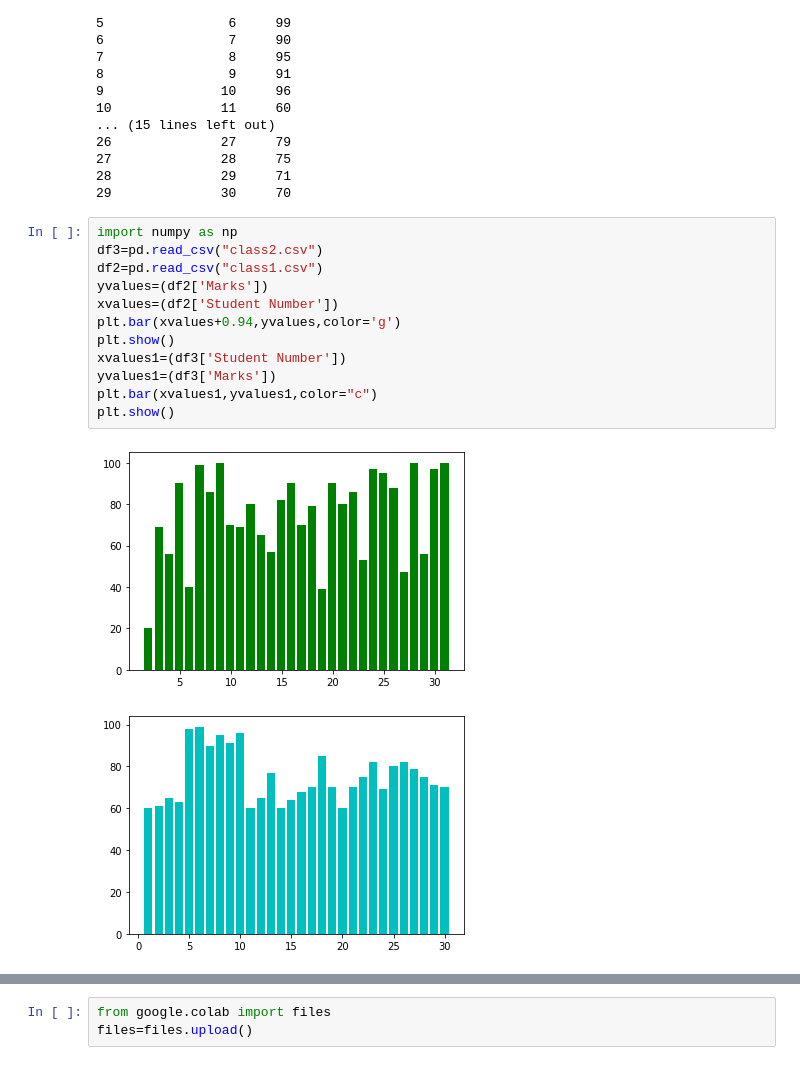
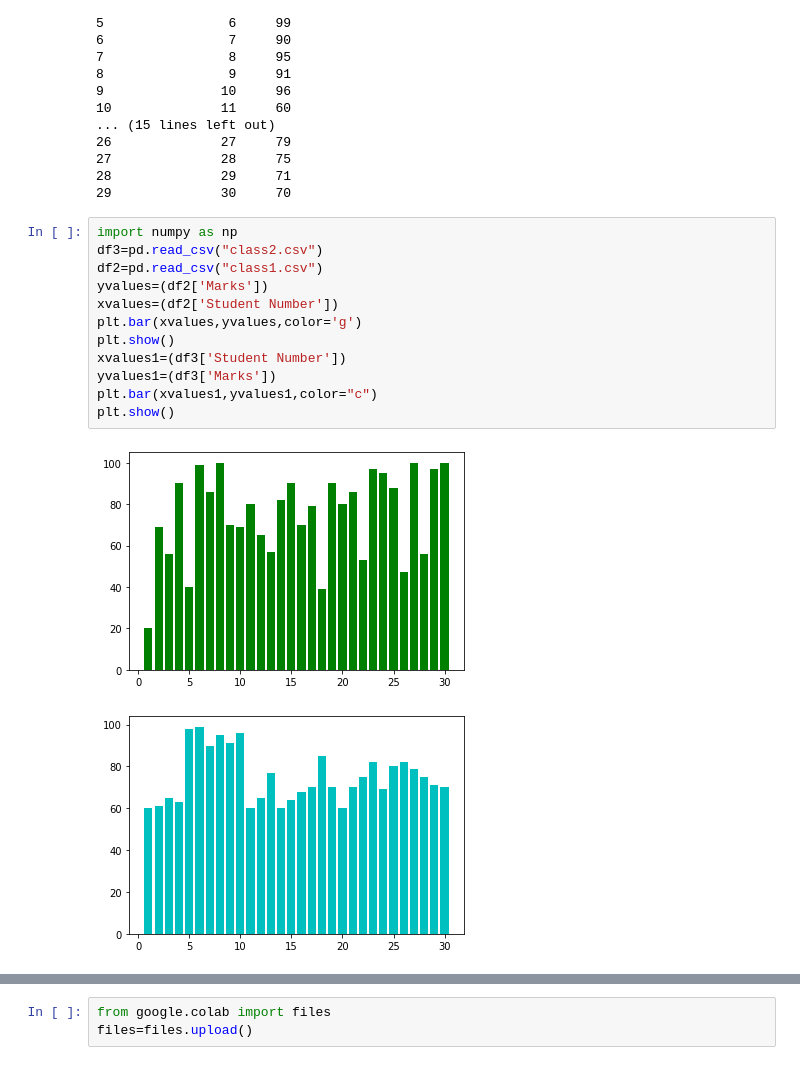
Before and after one commit to notGAYathri/Python-codes, a Jupyter notebook: DataVisualisationTest.ipynb, the cells around one changed output, grey strips where cells are left out. Drawn from its saved outputs; the diff is of its cells as text.

```diff
--- a/DataVisualisationTest.ipynb
+++ b/DataVisualisationTest.ipynb
@@ -117,15 +125,15 @@ print(df3)
 # %%
 import numpy as np
 df3=pd.read_csv("class2.csv")
 df2=pd.read_csv("class1.csv")
 yvalues=(df2['Marks'])
 xvalues=(df2['Student Number'])
-plt.bar(xvalues+0.94,yvalues,color='g')
+plt.bar(xvalues,yvalues,color='g')
 plt.show()
 xvalues1=(df3['Student Number'])
 yvalues1=(df3['Marks'])
 plt.bar(xvalues1,yvalues1,color="c")
 plt.show()
 # %% [output]
-[figure, old version]
+[figure, new version]
 [figure]
```
Also changed, not shown: parts of 26 cells of this notebook.
